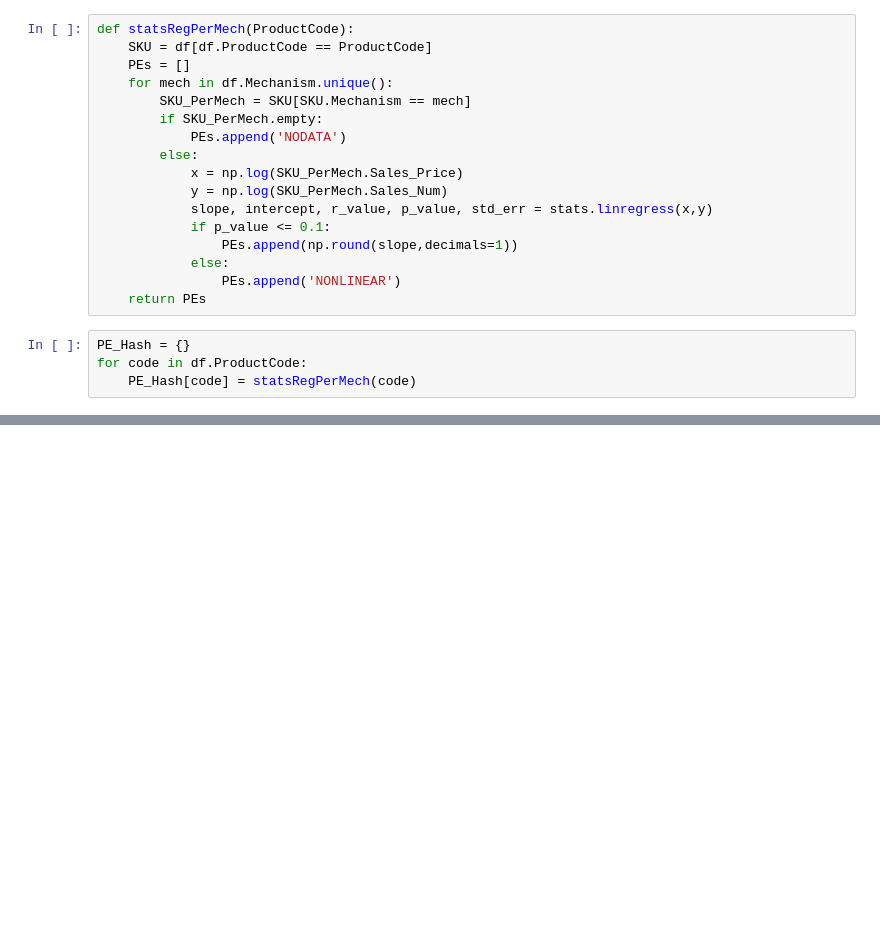
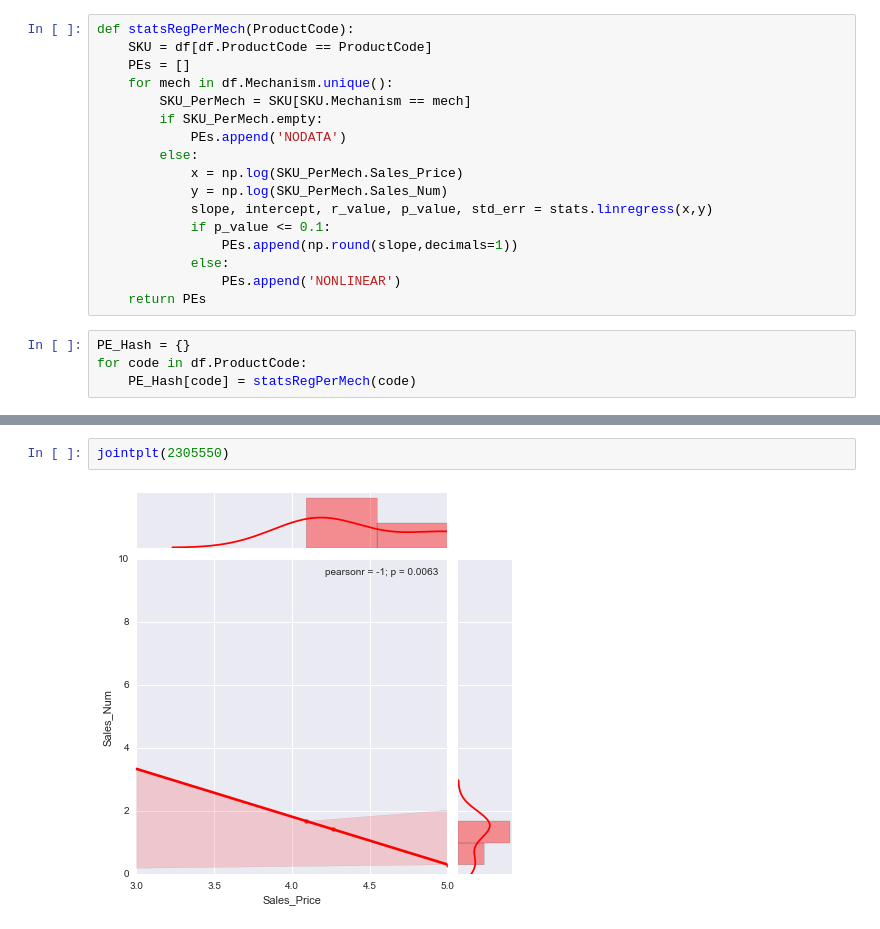
Before and after one commit to XRen615/exploreKit, a Jupyter notebook: Base_Estimation_Regression_HC_CY.ipynb, the cells around one changed output, grey strips where cells are left out. Cells and saved outputs as stored; diff of their text form; blank space fills up the shorter version.

```diff
--- a/Base_Estimation_Regression_HC_CY.ipynb
+++ b/Base_Estimation_Regression_HC_CY.ipynb
@@ -157,0 +231,4 @@ PE_DF.to_csv(r'C:\Users\ren.x.1\Desktop\VS_Pricing\pePSKUPM.csv',encoding = 'utf
+# %%
+jointplt(2305550)
+# %% [output]
+[figure, added]
```
Also changed, not shown: parts of 19 cells of this notebook, 1 other file.
